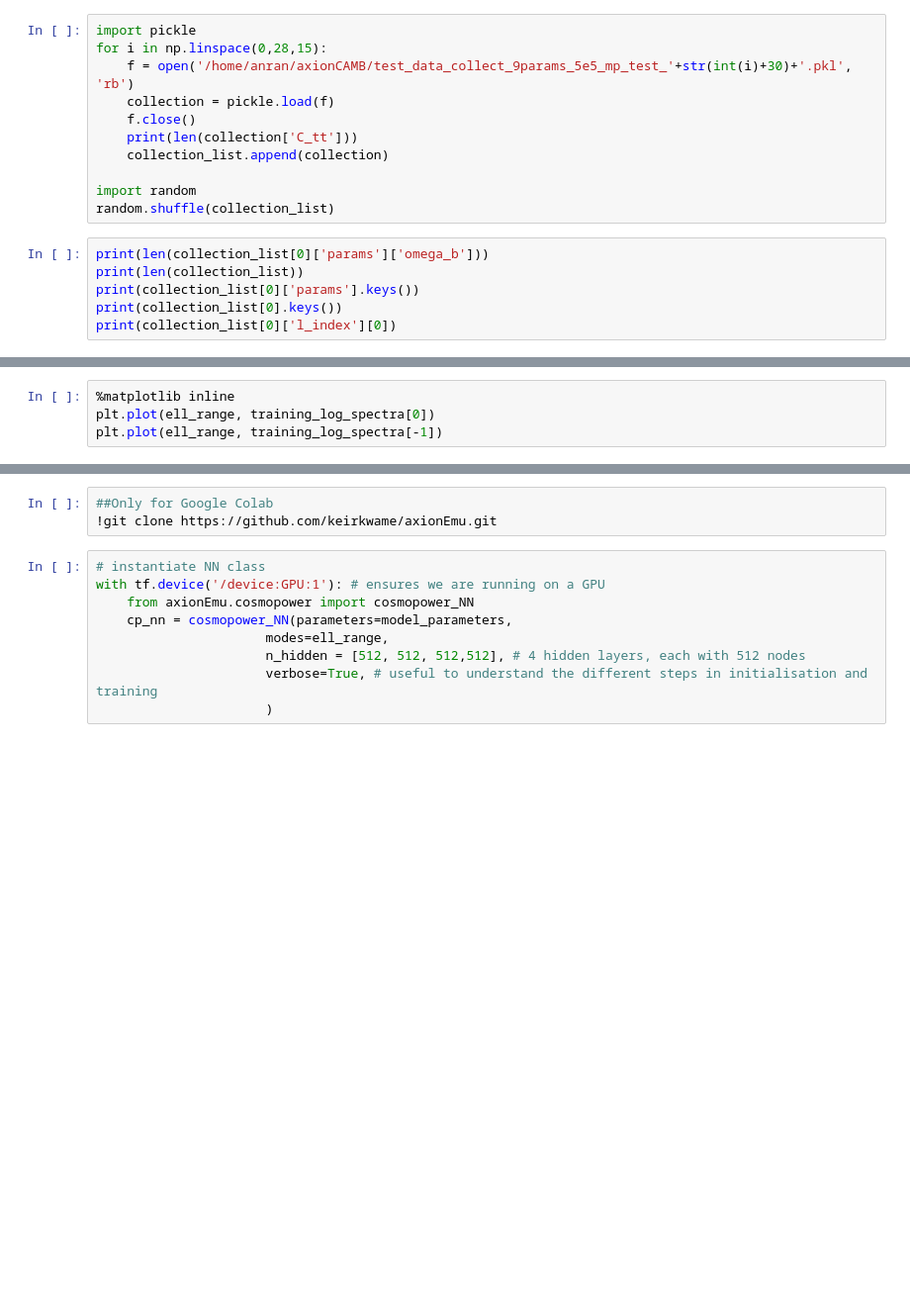
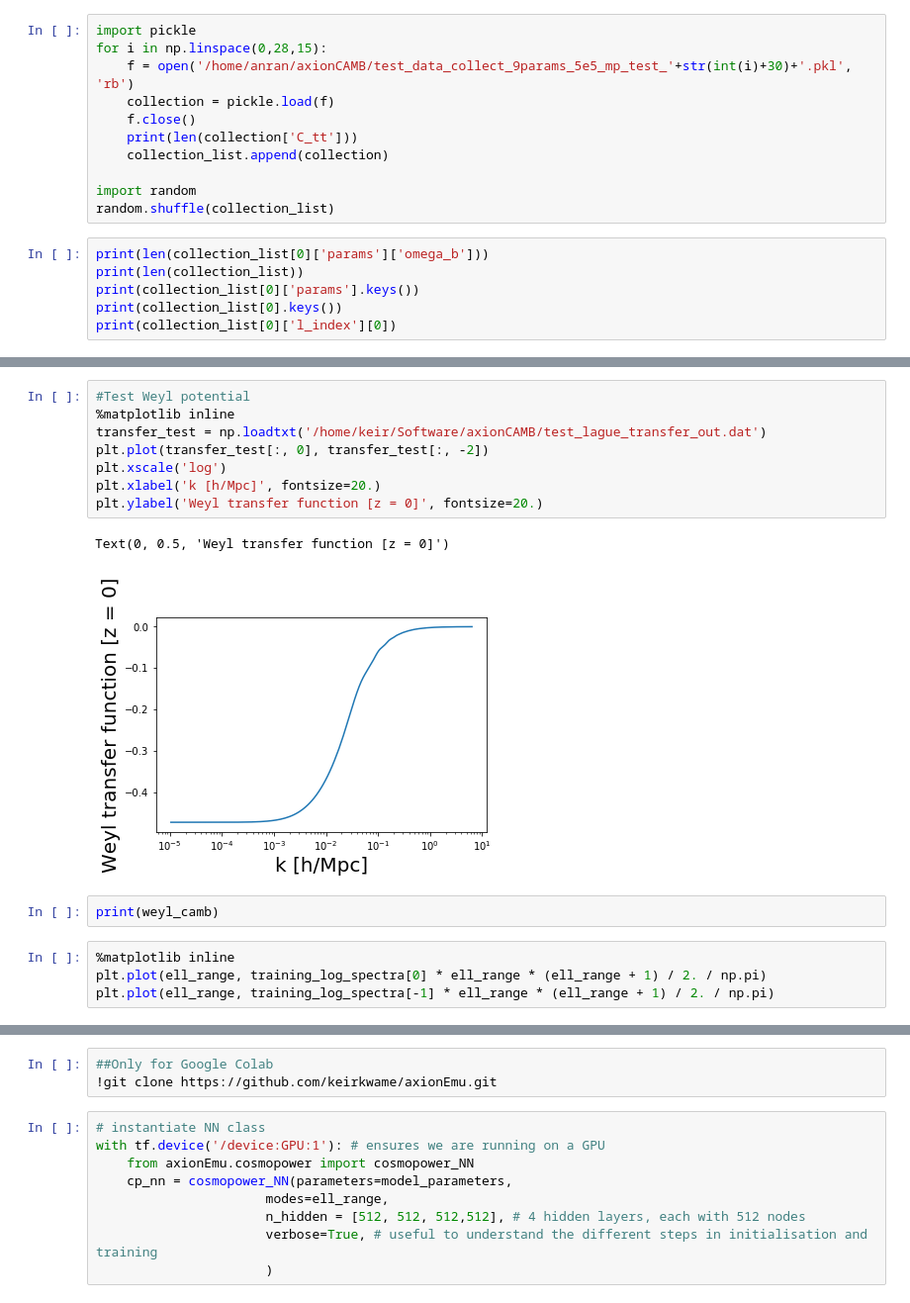
Before and after one commit to keirkwame/axionEmu, a Jupyter notebook: emulator_NN_phiphi_training.ipynb, the cells around one changed output, grey strips where cells are left out. Shown at 99% size. Cells and saved outputs as stored; diff of their text form; blank space fills up the shorter version.

```diff
--- a/emulator_NN_phiphi_training.ipynb
+++ b/emulator_NN_phiphi_training.ipynb
@@ -158,7 +185,20 @@ number of testing spectra:  (6490, 3999)
+# %%
+#Test Weyl potential
+%matplotlib inline
+transfer_test = np.loadtxt('/home/keir/Software/axionCAMB/test_lague_transfer_out.dat')
+plt.plot(transfer_test[:, 0], transfer_test[:, -2])
+plt.xscale('log')
+plt.xlabel('k [h/Mpc]', fontsize=20.)
+plt.ylabel('Weyl transfer function [z = 0]', fontsize=20.)
+# %% [output]
+Text(0, 0.5, 'Weyl transfer function [z = 0]')
+[figure, added]
+# %%
+print(weyl_camb)
 # %%
 %matplotlib inline
-plt.plot(ell_range, training_log_spectra[0])
-plt.plot(ell_range, training_log_spectra[-1])
+plt.plot(ell_range, training_log_spectra[0] * ell_range * (ell_range + 1) / 2. / np.pi)
+plt.plot(ell_range, training_log_spectra[-1] * ell_range * (ell_range + 1) / 2. / np.pi)
 # %%
 %matplotlib inline
 plt.plot(ell_range, (10. ** training_log_spectra[0]) * ell_range * (ell_range + 1) / 2. / np.pi)
```
Also changed, not shown: parts of 20 cells of this notebook, 19 other files.
